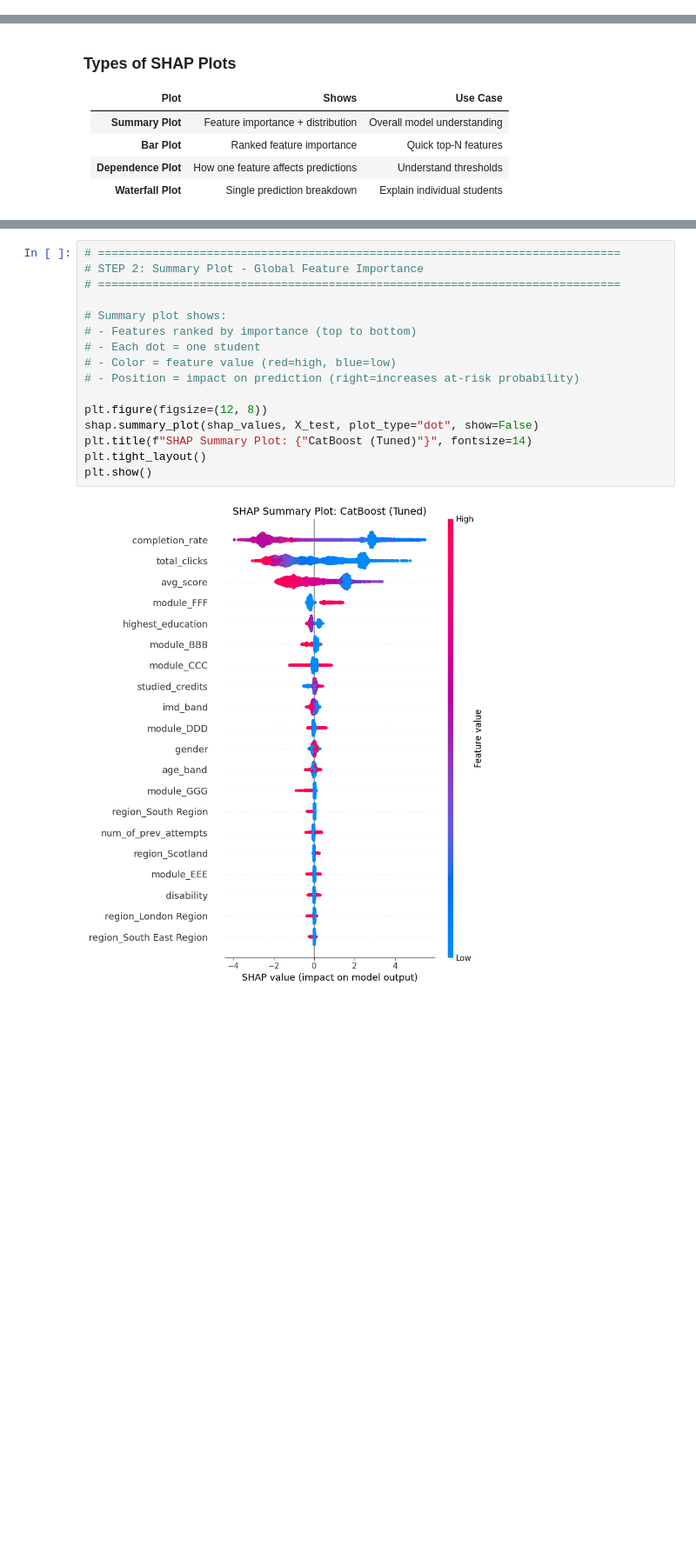
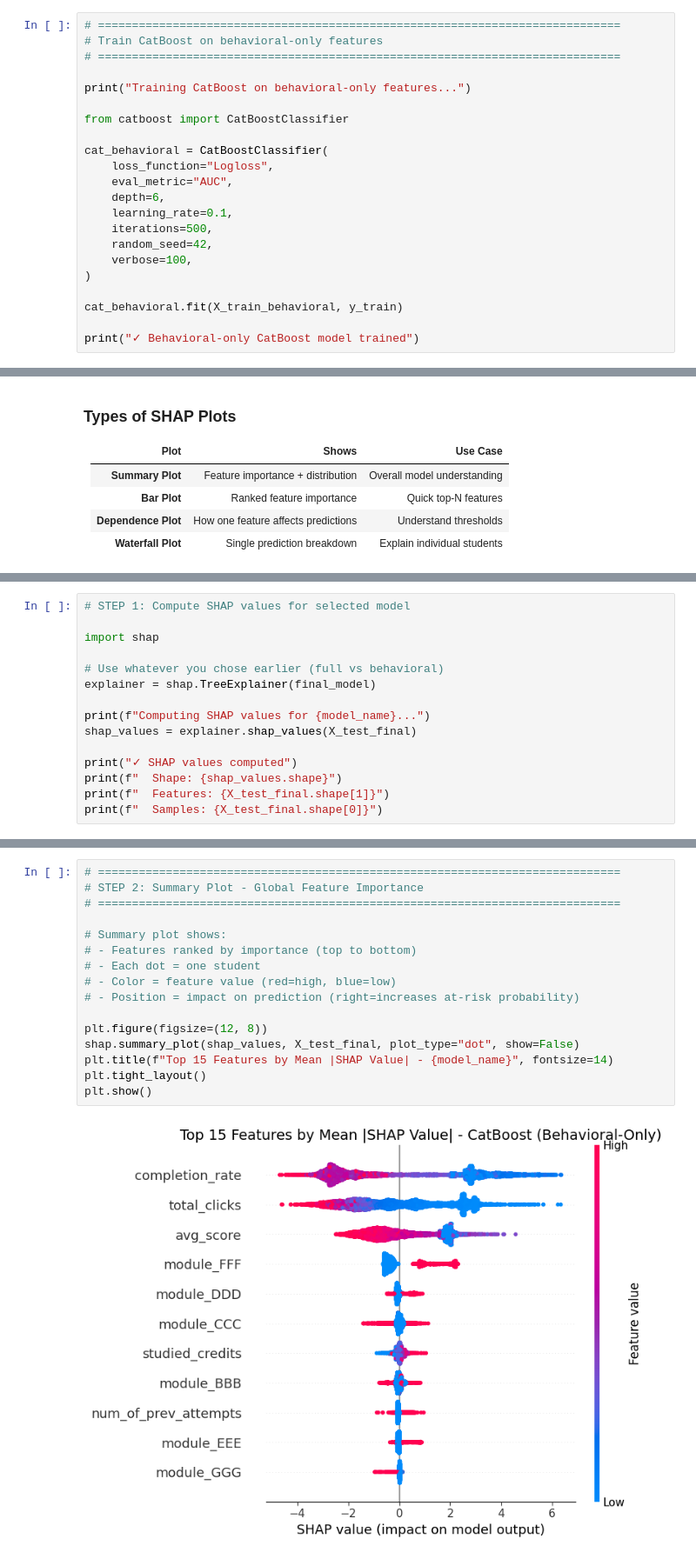
Before and after one commit to Odunzek/ai-student-success-recommendation, a Jupyter notebook: notebooks/notebook.ipynb, the cells around one changed output, grey strips where cells are left out. Shown at 87% size. Drawn from its saved outputs; the diff is of its cells as text; blank space fills up the shorter version.

Commit message:
Update CatBoost training and SHAP analysis notebook

```diff
--- a/notebooks/notebook.ipynb
+++ b/notebooks/notebook.ipynb
@@ -2930,0 +2999,22 @@ SUMMARY
+# %%
+# =============================================================================
+# Train CatBoost on behavioral-only features
+# =============================================================================
+
+print("Training CatBoost on behavioral-only features...")
+
+from catboost import CatBoostClassifier
+
+cat_behavioral = CatBoostClassifier(
+    loss_function="Logloss",
+    eval_metric="AUC",
+    depth=6,
+    learning_rate=0.1,
+    iterations=500,
+    random_seed=42,
+    verbose=100,
+)
+
+cat_behavioral.fit(X_train_behavioral, y_train)
+
+print("✓ Behavioral-only CatBoost model trained")
@@ -2973,0 +3208,15 @@ Computing SHAP values for CatBoost (Tuned)...
+# %%
+# STEP 1: Compute SHAP values for selected model
+
+import shap
+
+# Use whatever you chose earlier (full vs behavioral)
+explainer = shap.TreeExplainer(final_model)
+
+print(f"Computing SHAP values for {model_name}...")
+shap_values = explainer.shap_values(X_test_final)
+
+print("✓ SHAP values computed")
+print(f"  Shape: {shap_values.shape}")
+print(f"  Features: {X_test_final.shape[1]}")
+print(f"  Samples: {X_test_final.shape[0]}")
@@ -2974,21 +3229,21 @@ Computing SHAP values for CatBoost (Tuned)...
 # %%
 # =============================================================================
 # STEP 2: Summary Plot - Global Feature Importance
 # =============================================================================
 
 # Summary plot shows:
 # - Features ranked by importance (top to bottom)
 # - Each dot = one student
 # - Color = feature value (red=high, blue=low)
 # - Position = impact on prediction (right=increases at-risk probability)
 
 plt.figure(figsize=(12, 8))
-shap.summary_plot(shap_values, X_test, plot_type="dot", show=False)
-plt.title(f"SHAP Summary Plot: {"CatBoost (Tuned)"}", fontsize=14)
+shap.summary_plot(shap_values, X_test_final, plot_type="dot", show=False)
+plt.title(f"Top 15 Features by Mean |SHAP Value| - {model_name}", fontsize=14)
 plt.tight_layout()
 plt.show()
 # %% [output]
-[figure, old version]
+[figure, new version]
 # %%
 # =============================================================================
 # STEP 3: Bar Plot - Top 15 Features by Mean |SHAP|
```
Also changed, not shown: parts of 22 cells of this notebook.
